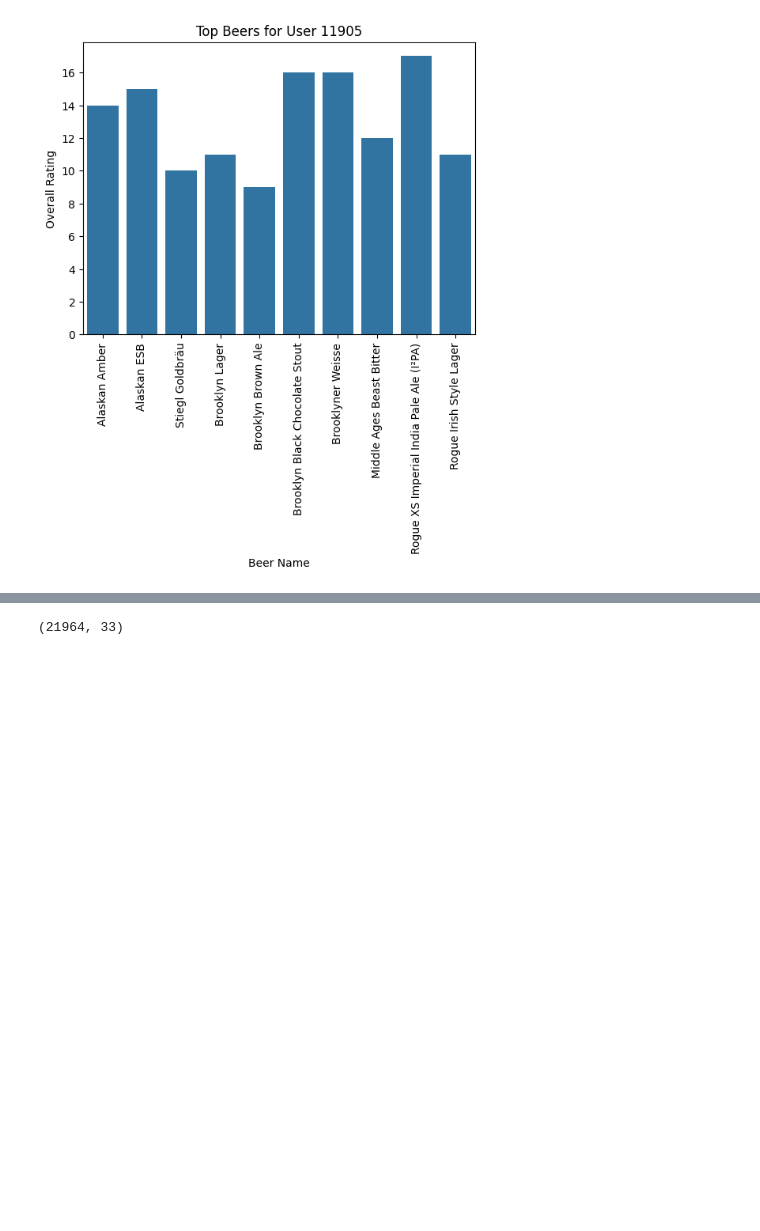
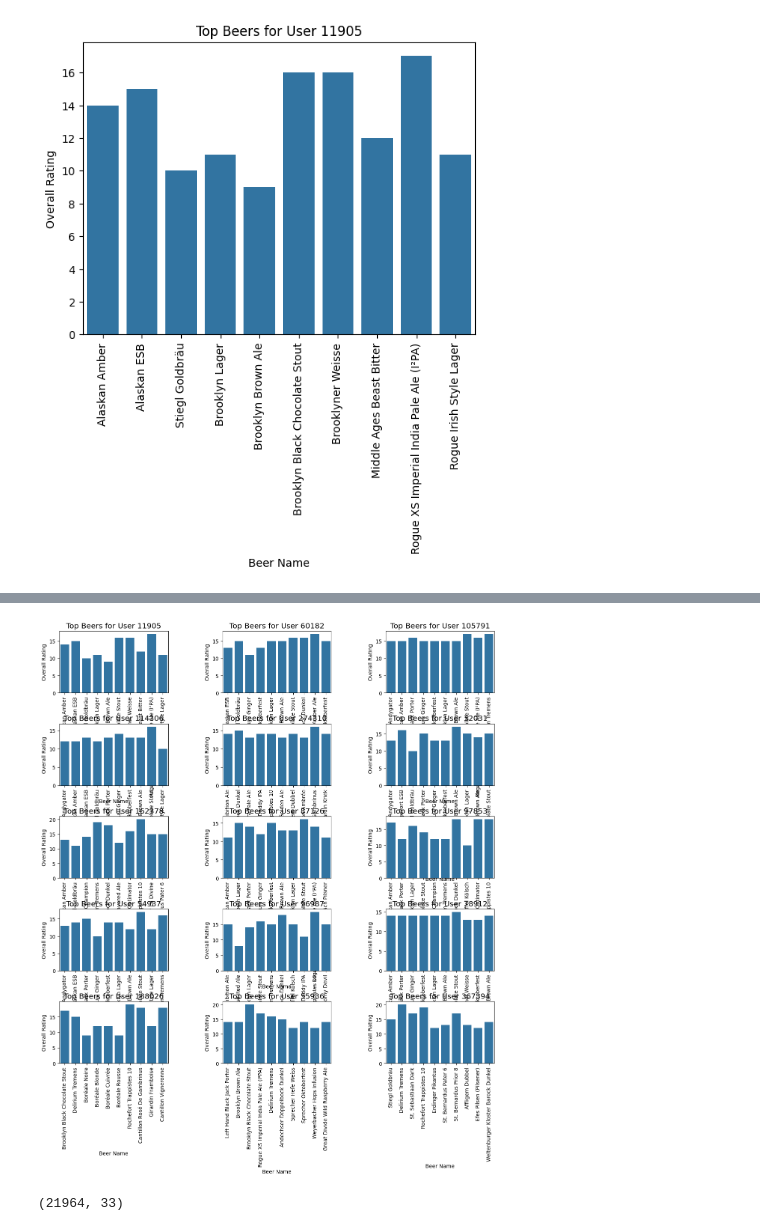
Before and after one commit to epfl-ada/ada-2023-project-adalcoholics86, a Jupyter notebook: RateBeer.ipynb, the cells around one changed output, grey strips where cells are left out. Drawn from its saved outputs; the diff is of its cells as text; code cells hidden in the pictures; blank space fills up the shorter version.

```diff
--- a/RateBeer.ipynb
+++ b/RateBeer.ipynb
@@ -658,3 +704,37 @@ ax = sns.barplot(x="Main_Genre", y="worldwide_gross", data=movies.loc[movies['Ma
+# %%
+# Get the top 15 users based on the number of reviews
+top_users = df_ratings_RateBeer['user_id.1'].value_counts().nlargest(15).index.tolist()
+
+# Create subplots for the top 15 users with adjusted layout
+nrows = 5
+ncols = 3
+fig, axes = plt.subplots(nrows=nrows, ncols=ncols, figsize=(15, 15))
+fig.subplots_adjust(hspace=0.5, wspace=0.5)
+plt.style.use('ggplot')
+
+# Iterate over the top users and create a subplot for each user
+for i, user_id in enumerate(top_users):
+    # Calculate the row and column index for the current subplot
+    row = i // ncols
+    col = i % ncols
+
+    # Filter data for the current user
+    df_filtered = df_ratings_RateBeer[df_ratings_RateBeer['user_id.1'] == user_id]
+
+    # Group the data by beer_id.1 and get the top 10 beer_id.1 with the highest overall.1
+    df_top_beers = df_filtered.groupby(['beer_id.1', 'beer_name.1'])['overall.1'].nlargest(10).reset_index()
+    df_top_beers = df_top_beers[['beer_id.1', 'beer_name.1', 'overall.1']].drop_duplicates().head(10)
+
+    # Plot the bar chart in the current subplot
+    sns.barplot(x='beer_name.1', y='overall.1', data=df_top_beers, ax=axes[row, col])
+    axes[row, col].set_xticklabels(axes[row, col].get_xticklabels(), rotation=90)
+    axes[row, col].set_xlabel('Beer Name')
+    axes[row, col].set_ylabel('Overall Rating')
+    axes[row, col].set_title(f'Top Beers for User {user_id}')
+
+plt.show()
+# %% [output]
+[figure, added]
 # %%
 """
 # drop every row without text if NaN
```
Also changed, not shown: parts of 5 cells of this notebook.
